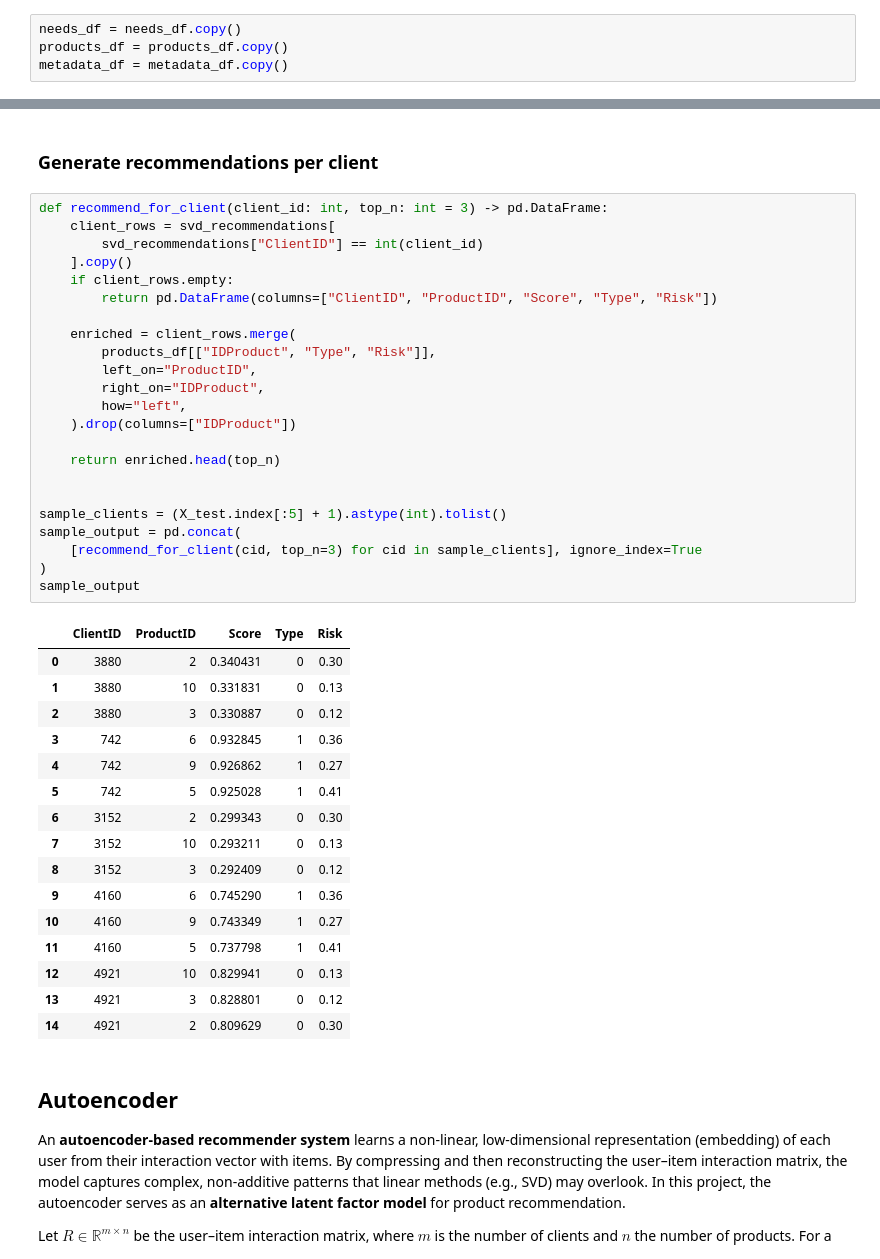
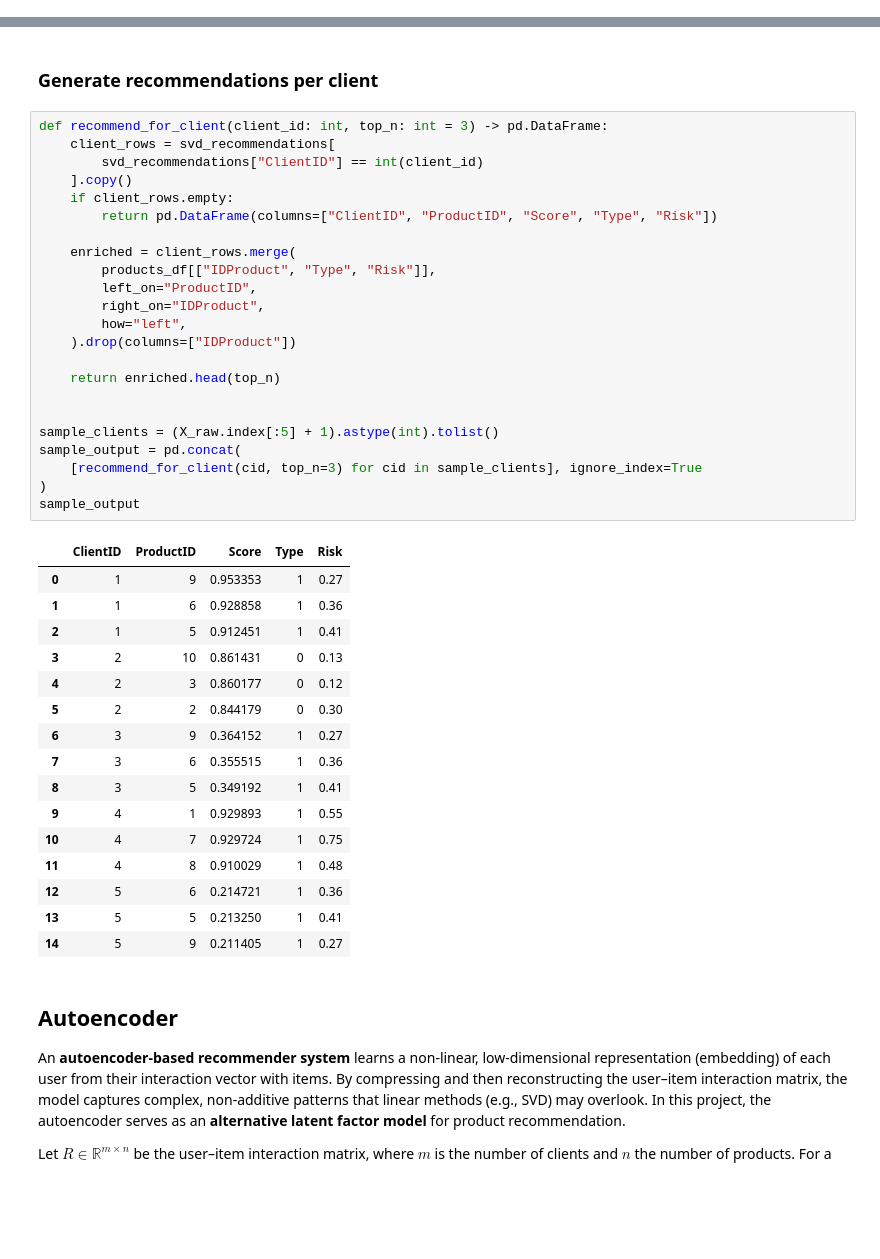
Before and after one commit to JoeChen322/Fintech, a Jupyter notebook: recommend-system.ipynb, the cells around one changed output, grey strips where cells are left out. Saved outputs shown, nothing was run; the diff lists cells and outputs as text; blank space fills up the shorter version.

```diff
--- a/recommend-system.ipynb
+++ b/recommend-system.ipynb
@@ -47,4 +37,0 @@ This cell cleans the tabular data, builds the engineered features, and prepares
-# %%
-needs_df = needs_df.copy()
-products_df = products_df.copy()
-metadata_df = metadata_df.copy()
@@ -809,43 +503,43 @@ pd.DataFrame([svd_metrics], index=["SVD Holdout Validation"])
 # %%
 def recommend_for_client(client_id: int, top_n: int = 3) -> pd.DataFrame:
     client_rows = svd_recommendations[
         svd_recommendations["ClientID"] == int(client_id)
     ].copy()
     if client_rows.empty:
         return pd.DataFrame(columns=["ClientID", "ProductID", "Score", "Type", "Risk"])
 
     enriched = client_rows.merge(
         products_df[["IDProduct", "Type", "Risk"]],
         left_on="ProductID",
         right_on="IDProduct",
         how="left",
     ).drop(columns=["IDProduct"])
 
     return enriched.head(top_n)
 
 
-sample_clients = (X_test.index[:5] + 1).astype(int).tolist()
+sample_clients = (X_raw.index[:5] + 1).astype(int).tolist()
 sample_output = pd.concat(
     [recommend_for_client(cid, top_n=3) for cid in sample_clients], ignore_index=True
 )
 sample_output
 # %% [output]
 |  | ClientID | ProductID | Score | Type | Risk |
-| 0 | 3880 | 2 | 0.340431 | 0 | 0.30 |
-| 1 | 3880 | 10 | 0.331831 | 0 | 0.13 |
-| 2 | 3880 | 3 | 0.330887 | 0 | 0.12 |
-| 3 | 742 | 6 | 0.932845 | 1 | 0.36 |
-| 4 | 742 | 9 | 0.926862 | 1 | 0.27 |
-| 5 | 742 | 5 | 0.925028 | 1 | 0.41 |
-| 6 | 3152 | 2 | 0.299343 | 0 | 0.30 |
-| 7 | 3152 | 10 | 0.293211 | 0 | 0.13 |
-| 8 | 3152 | 3 | 0.292409 | 0 | 0.12 |
-| 9 | 4160 | 6 | 0.745290 | 1 | 0.36 |
-| 10 | 4160 | 9 | 0.743349 | 1 | 0.27 |
-| 11 | 4160 | 5 | 0.737798 | 1 | 0.41 |
-| 12 | 4921 | 10 | 0.829941 | 0 | 0.13 |
-| 13 | 4921 | 3 | 0.828801 | 0 | 0.12 |
-| 14 | 4921 | 2 | 0.809629 | 0 | 0.30 |
+| 0 | 1 | 9 | 0.953353 | 1 | 0.27 |
+| 1 | 1 | 6 | 0.928858 | 1 | 0.36 |
+| 2 | 1 | 5 | 0.912451 | 1 | 0.41 |
+| 3 | 2 | 10 | 0.861431 | 0 | 0.13 |
+| 4 | 2 | 3 | 0.860177 | 0 | 0.12 |
+| 5 | 2 | 2 | 0.844179 | 0 | 0.30 |
+| 6 | 3 | 9 | 0.364152 | 1 | 0.27 |
+| 7 | 3 | 6 | 0.355515 | 1 | 0.36 |
+| 8 | 3 | 5 | 0.349192 | 1 | 0.41 |
+| 9 | 4 | 1 | 0.929893 | 1 | 0.55 |
+| 10 | 4 | 7 | 0.929724 | 1 | 0.75 |
+| 11 | 4 | 8 | 0.910029 | 1 | 0.48 |
+| 12 | 5 | 6 | 0.214721 | 1 | 0.36 |
+| 13 | 5 | 5 | 0.213250 | 1 | 0.41 |
+| 14 | 5 | 9 | 0.211405 | 1 | 0.27 |
 # %% [markdown]
 ## Autoencoder
 
```
Also changed, not shown: parts of 26 cells of this notebook, 6 other files.
